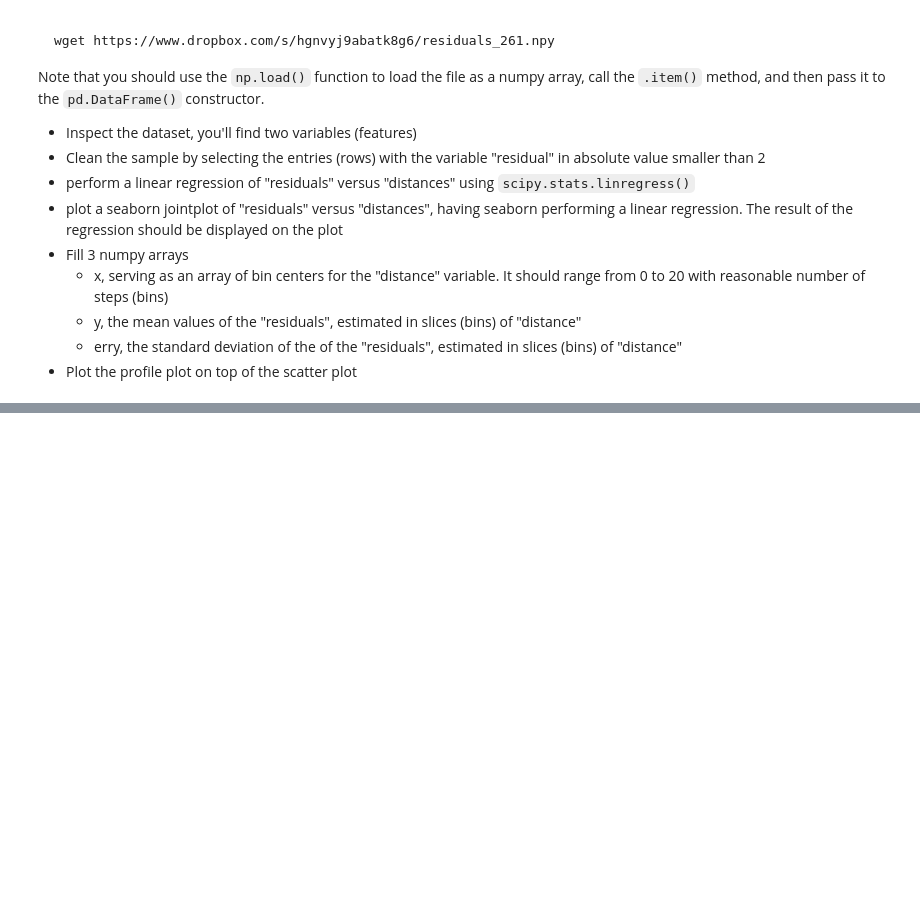
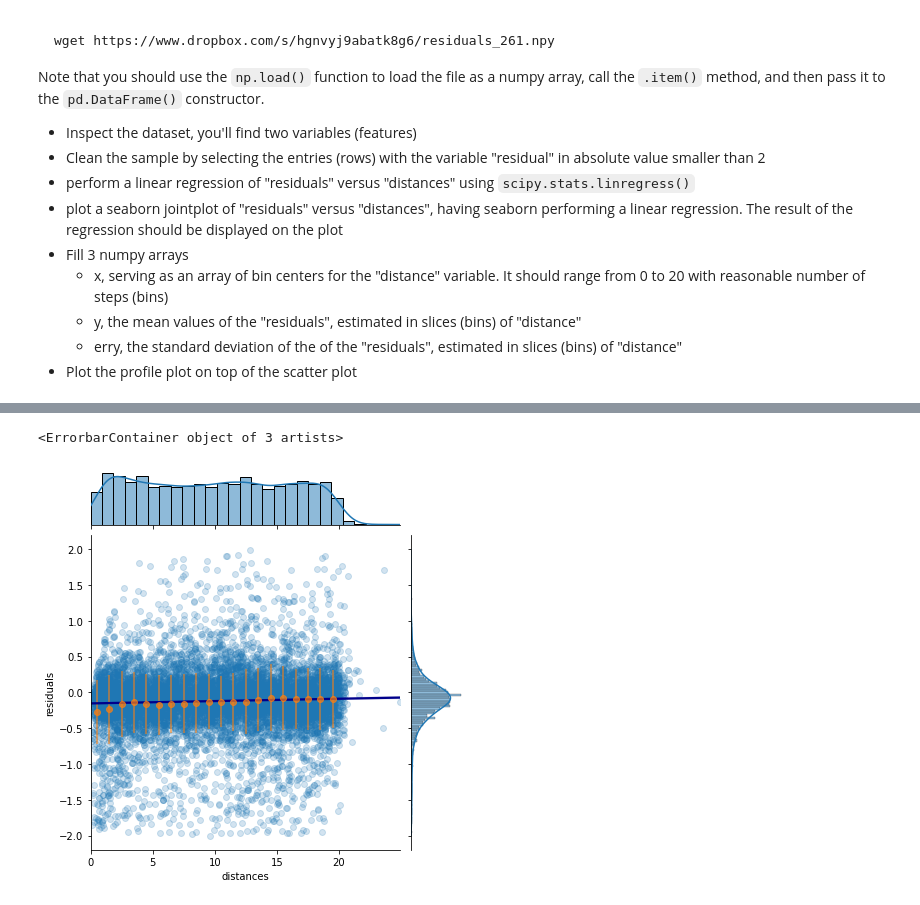
Before and after one commit to PhysicsOfData/LaboratoryOfComputationalPhysics_Y4, a Jupyter notebook: 06ex_Visualization.ipynb, the cells around one changed output, grey strips where cells are left out. Saved outputs shown, nothing was run; the diff lists cells and outputs as text; code cells hidden in the pictures; blank space fills up the shorter version.

```diff
--- a/06ex_Visualization.ipynb
+++ b/06ex_Visualization.ipynb
@@ -121,0 +157,18 @@ Note that you should use the `np.load()` function to load the file as a numpy ar
+# %%
+# x, serving as an array of bin centers for the "distance" variable. It should range from 0 to 20 with reasonable number of steps (bins)
+step_size = 0.5
+x = [i+step_size for i in range(20)]
+
+# y, the mean values of the "residuals", estimated in slices (bins) of "distance"
+y = [ np.mean(df[df['distances'].between(step_size*i-step_size, step_size*i+step_size)]['residuals']) for i in range(20)]
+
+# erry, the standard deviation of the  of the "residuals", estimated in slices (bins) of "distance"
+erry = [ np.std(df[df['distances'].between(step_size*i-step_size, step_size*i+step_size)]['residuals']) for i in range(20)]
+# %%
+# Plot the profile plot on top of the scatter plot
+sns.jointplot(x='distances', y='residuals', data=df, kind="reg", joint_kws={'line_kws':{'color':'darkblue'},
+              'scatter_kws': dict(alpha = 0.2)})
+plt.errorbar(x, y, erry, c ='tab:orange', fmt = 'o', alpha = 0.7)
+# %% [output]
+<ErrorbarContainer object of 3 artists>
+[figure, added]
```
Also changed, not shown: parts of 5 cells of this notebook, 1 other file.
